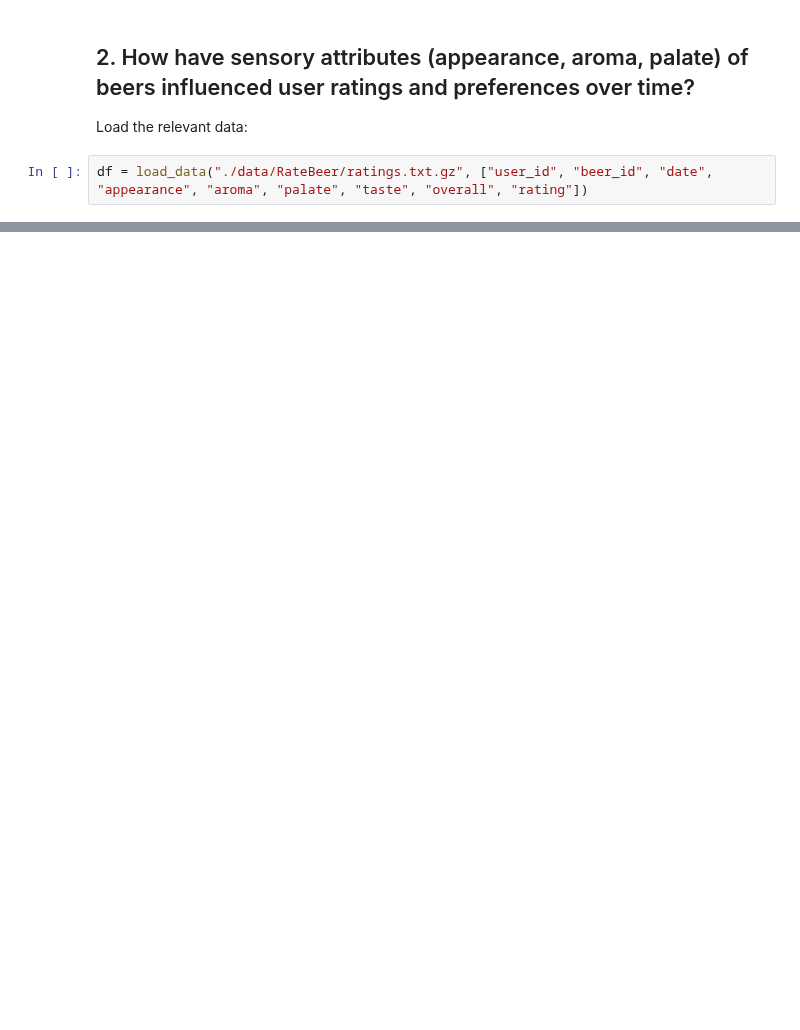
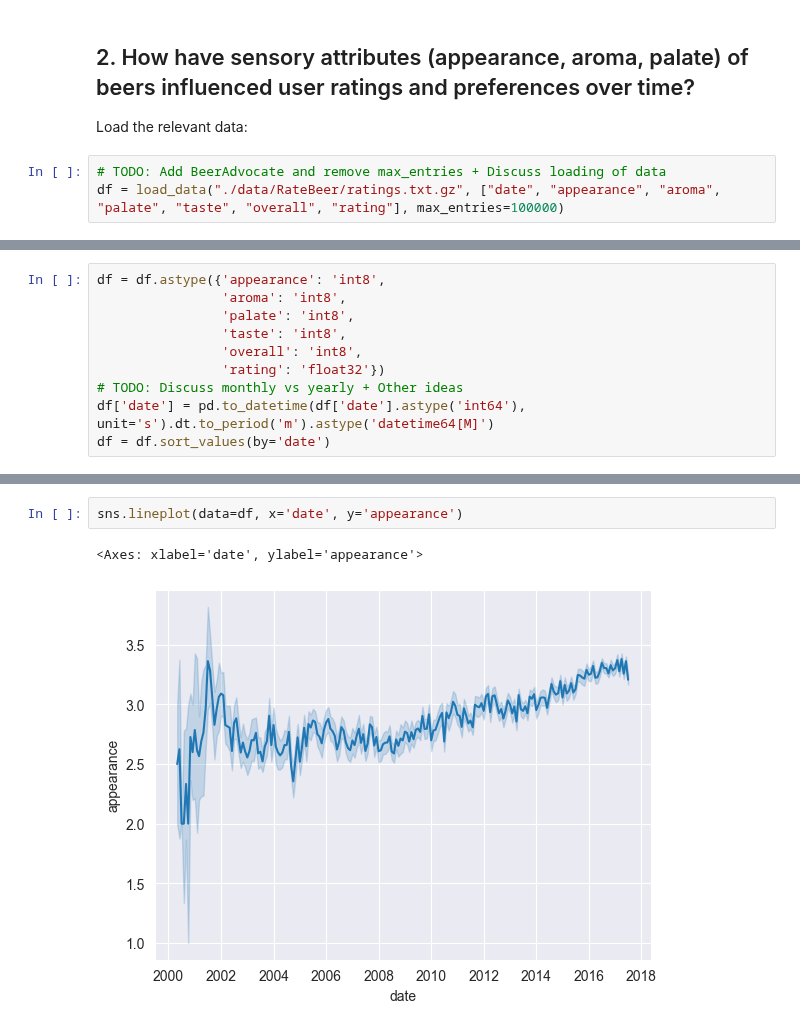
Before and after one commit to epfl-ada/ada-2023-project-welovepandas, a Jupyter notebook: p2_notebook.ipynb, the cells around one changed output, grey strips where cells are left out. Saved outputs shown, nothing was run; the diff lists cells and outputs as text; blank space fills up the shorter version.

Commit message:
Add basic tendencies graphs for sensory attributes.

```diff
--- a/p2_notebook.ipynb
+++ b/p2_notebook.ipynb
@@ -15,5 +18,6 @@ from load_data import load_data
 ## 2. How have sensory attributes (appearance, aroma, palate) of beers influenced user ratings and preferences over time?
 Load the relevant data:
 # %%
-df = load_data("./data/RateBeer/ratings.txt.gz", ["user_id", "beer_id", "date", "appearance", "aroma", "palate", "taste", "overall", "rating"])
+# TODO: Add BeerAdvocate and remove max_entries + Discuss loading of data
+df = load_data("./data/RateBeer/ratings.txt.gz", ["date", "appearance", "aroma", "palate", "taste", "overall", "rating"], max_entries=100000)
 # %% [output]
@@ -46,0 +25,10 @@ print(df.head())
+# %%
+df = df.astype({'appearance': 'int8',
+                'aroma': 'int8',
+                'palate': 'int8',
+                'taste': 'int8',
+                'overall': 'int8',
+                'rating': 'float32'})
+# TODO: Discuss monthly vs yearly + Other ideas
+df['date'] = pd.to_datetime(df['date'].astype('int64'), unit='s').dt.to_period('m').astype('datetime64[M]')
+df = df.sort_values(by='date')
@@ -46,0 +63,5 @@ print(df.head())
+# %%
+sns.lineplot(data=df, x='date', y='appearance')
+# %% [output]
+<Axes: xlabel='date', ylabel='appearance'>
+[figure, added]
```
Also changed, not shown: parts of 11 cells of this notebook.
